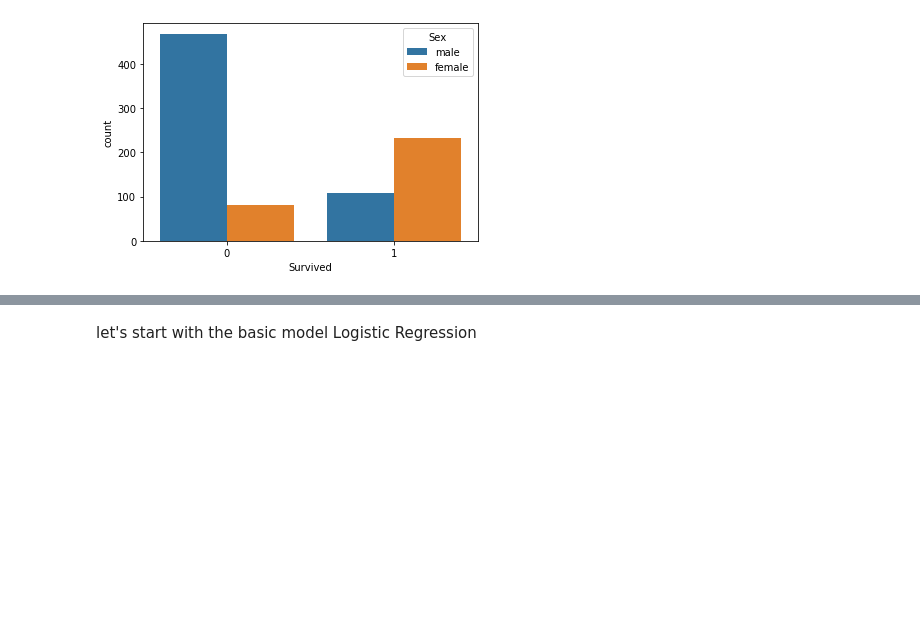
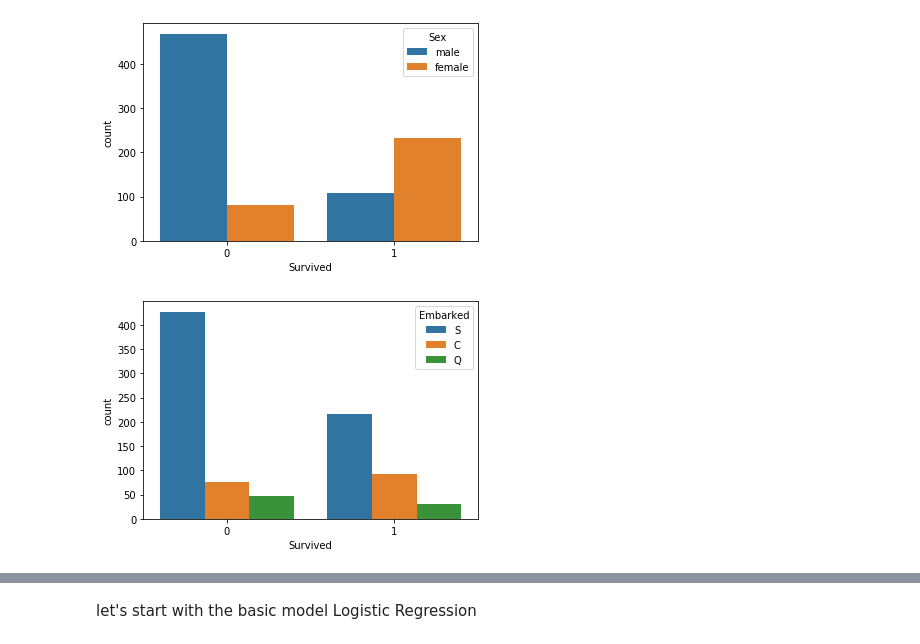
Before and after one commit to Sreenivas-2/KAGGLE, a Jupyter notebook: Titanic.ipynb, the cells around one changed output, grey strips where cells are left out. Saved outputs shown, nothing was run; the diff lists cells and outputs as text; code cells hidden in the pictures; blank space fills up the shorter version.

```diff
--- a/Titanic.ipynb
+++ b/Titanic.ipynb
@@ -124,3 +124,9 @@ sns.countplot(x = 'Survived', hue = 'Sex', data = train)
 plt.show()
 # %% [output]
 [figure]
+# %%
+# Embarked
+sns.countplot(x = 'Survived', hue = 'Embarked', data = train)
+plt.show()
+# %% [output]
+[figure, added]
```
Also changed, not shown: parts of 29 cells of this notebook.
